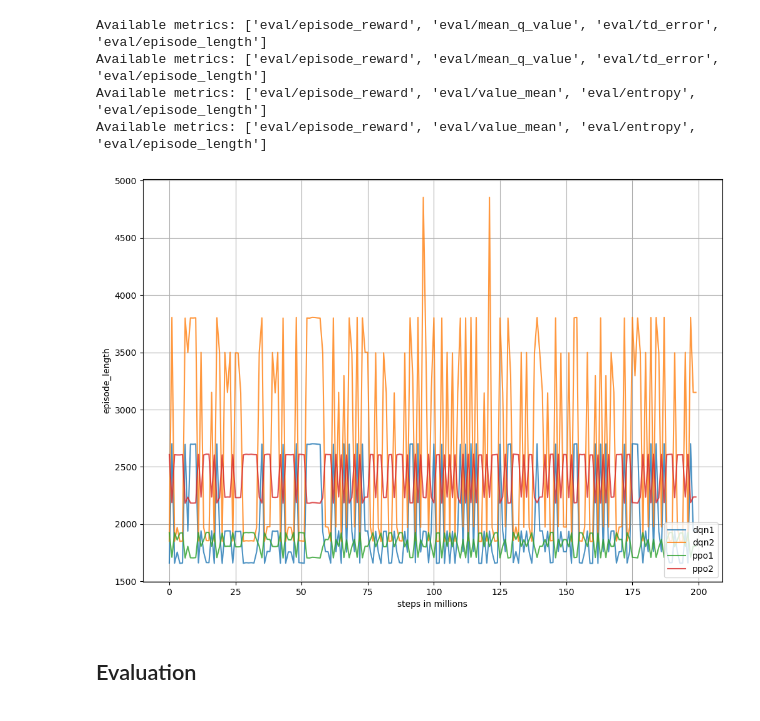
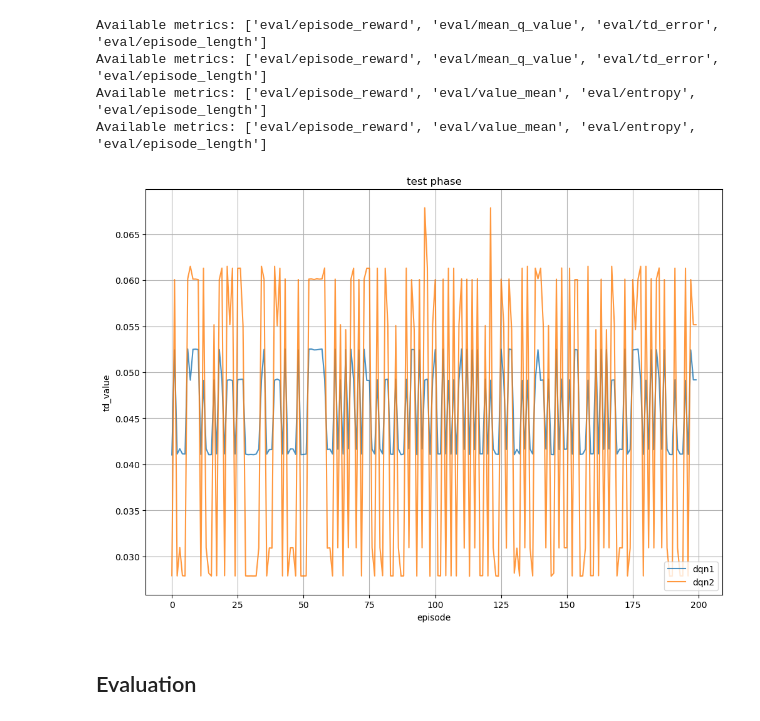
Before and after one commit to xinzhao2627/pong-rl, a Jupyter notebook: tf_board.ipynb, the cells around one changed output. Drawn from its saved outputs; the diff is of its cells as text; code cells hidden in the pictures.

```diff
--- a/tf_board.ipynb
+++ b/tf_board.ipynb
@@ -194,35 +194,37 @@ def plot4(df1, df2, df3, df4, target, name, _type, phase, l1, l2, l3, l4):
     # plt.title(f'{phase} phase')
     plt.xlabel(f"{_type}")
     plt.ylabel(f"{target}")
     plt.legend(loc='lower right', fontsize=10)
     plt.savefig(f'{name}.png', format='png')
     plt.show()
 
 df_train_dqn1_t, df_train_dqn1_r = dqn_train(t_dqn1)
 df_eval_dqn1 = dqn_eval(e_dqn1)
 df_train_dqn2_t, df_train_dqn2_r = dqn_train(t_dqn2)
 df_eval_dqn2 = dqn_eval(e_dqn2)
 
 df_train_ppo1_t, df_train_ppo1_r = ppo_train(t_ppo1)
 df_eval_ppo1 = ppo_eval(e_ppo1)
 
 df_train_ppo2_t, df_train_ppo2_r = ppo_train(t_ppo2)
 df_eval_ppo2 = ppo_eval(e_ppo2)
 
 # plot(df_train_dqn1_r, df_train_dqn2_r, "reward", "dqn1_dqn2_reward_train", "steps in millions", "train", "dqn1", "dqn2")
 # plot4(df_train_dqn1_r, df_train_dqn2_r, df_train_ppo1_r, df_train_ppo2_r, "reward", "reward_train", "steps in millions", "train", "dqn1", "dqn2", "ppo1", "ppo2")
 
 # plot4(df_eval_dqn1, df_eval_dqn2, df_eval_ppo1, df_eval_ppo2, "reward", "reward_test", "episode", "test", "dqn1", "dqn2", "ppo1", "ppo2")
 # plot(df_eval_dqn1, df_eval_dqn2, "q_value", "q_value_test", "episode", "test", "dqn1", "dqn2")
+plot(df_eval_dqn1, df_eval_dqn2, "td_value", "td_value_test", "episode", "test", "dqn1", "dqn2")
+
 # plot4(df_train_dqn1_t, df_train_dqn2_t, df_train_ppo1_t, df_train_ppo2_t, "loss", "loss_train", "steps in millions", "train", "dqn1", "dqn2", "ppo1", "ppo2")
 # plot4(df_train_dqn1_r, df_train_dqn2_r, df_train_ppo1_r, df_train_ppo2_r, "episode_length", "ep_len_train", "steps in millions", "train", "dqn1", "dqn2", "ppo1", "ppo2")
-plot4(df_eval_dqn1, df_eval_dqn2, df_eval_ppo1, df_eval_ppo2, "episode_length", "ep_len_test", "steps in millions", "test", "dqn1", "dqn2", "ppo1", "ppo2")
+# plot4(df_eval_dqn1, df_eval_dqn2, df_eval_ppo1, df_eval_ppo2, "episode_length", "ep_len_test", "steps in millions", "test", "dqn1", "dqn2", "ppo1", "ppo2")
 # %% [output]
 Available metrics: ['eval/episode_reward', 'eval/mean_q_value', 'eval/td_error', 'eval/episode_length']
 Available metrics: ['eval/episode_reward', 'eval/mean_q_value', 'eval/td_error', 'eval/episode_length']
 Available metrics: ['eval/episode_reward', 'eval/value_mean', 'eval/entropy', 'eval/episode_length']
 Available metrics: ['eval/episode_reward', 'eval/value_mean', 'eval/entropy', 'eval/episode_length']
-[figure, old version]
+[figure, new version]
 # %% [markdown]
 ## Evaluation
 # %%
```
Also changed, not shown: 20 other files.
